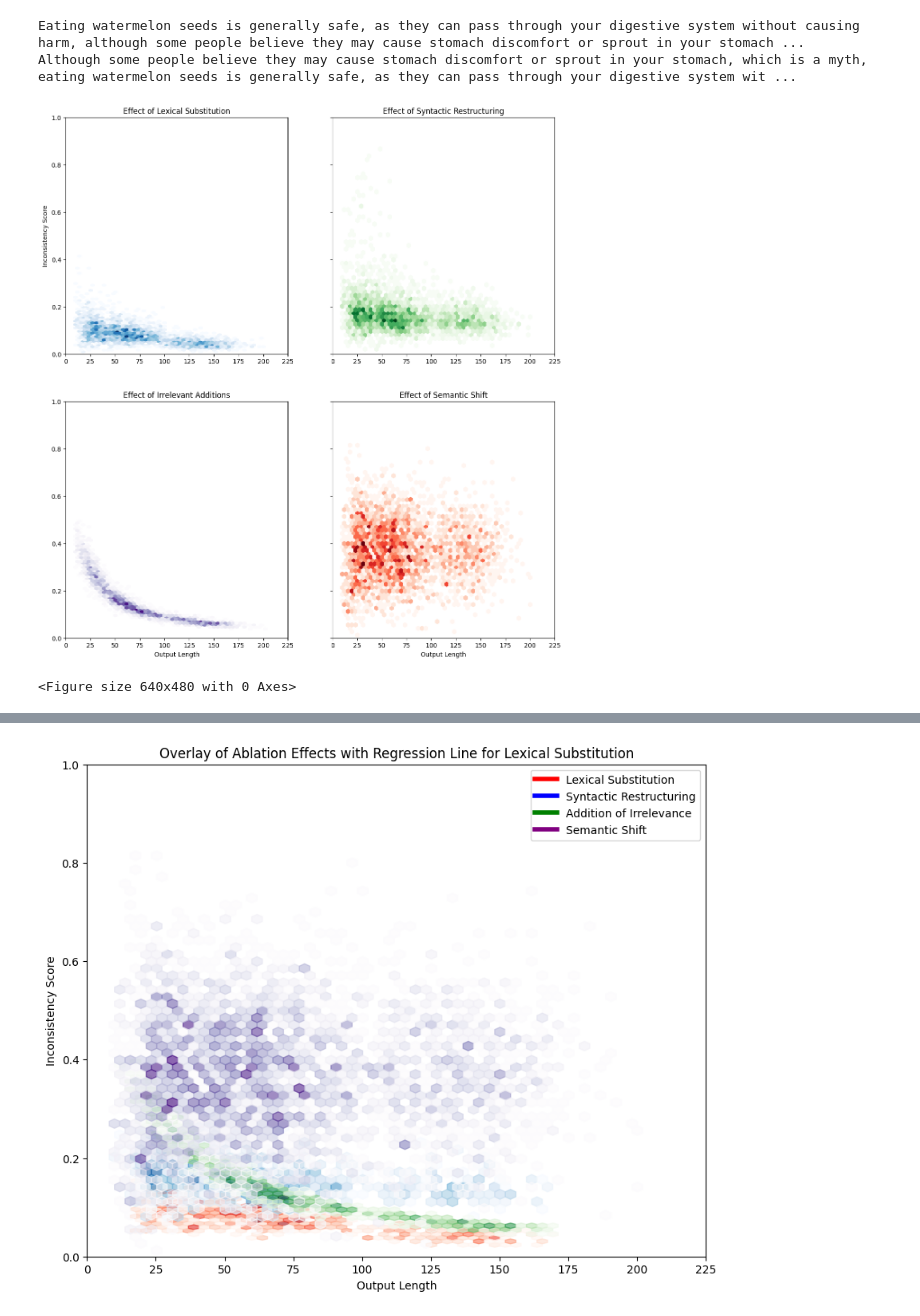
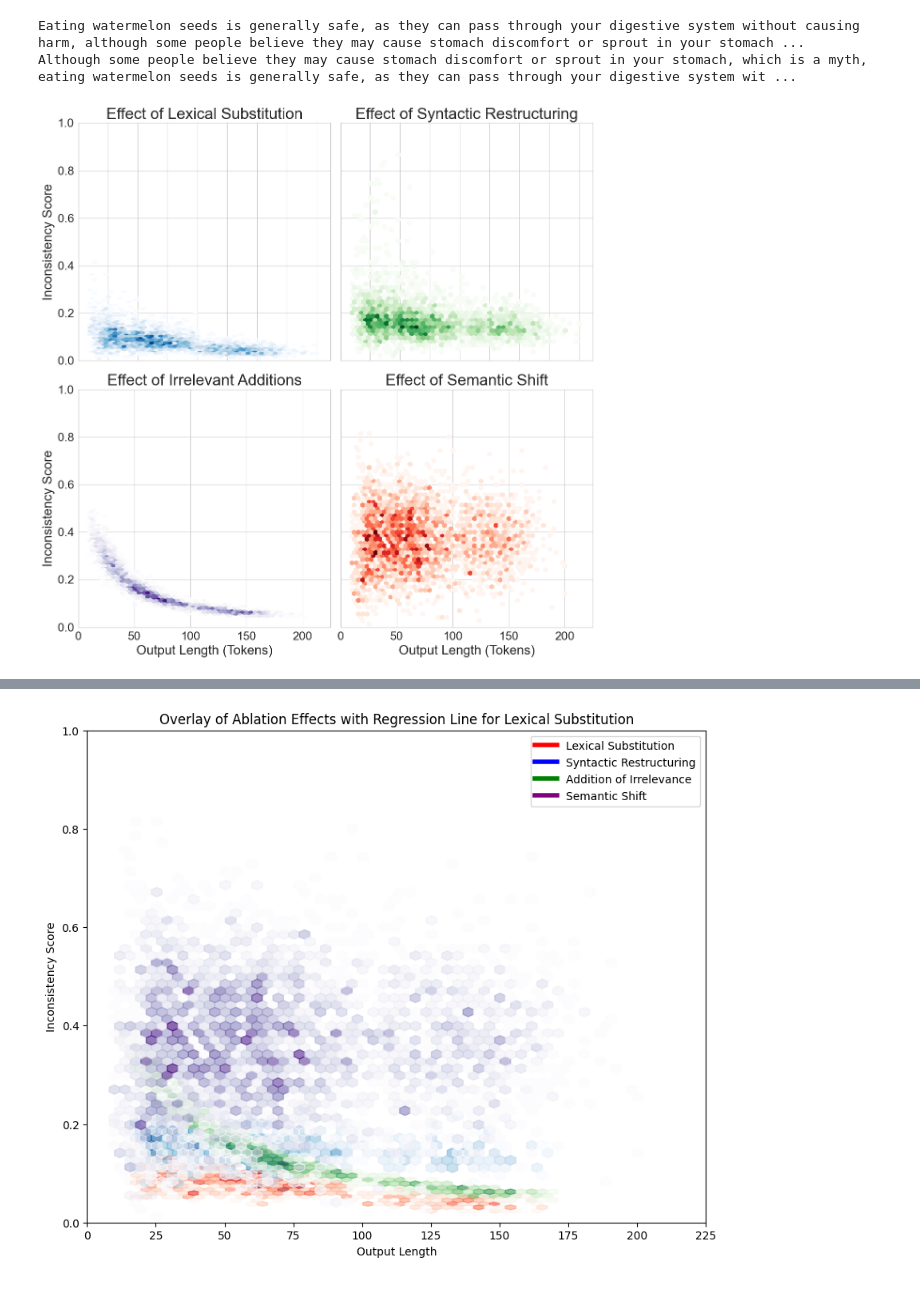
Before and after one commit to aashrivastava/LLMWargamingInconsistency, a Jupyter notebook: metrics/BERTAssessment/BERTScoreAssess.ipynb, the cells around one changed output, grey strips where cells are left out. Drawn from its saved outputs; the diff is of its cells as text; code cells hidden in the pictures.

```diff
--- a/metrics/BERTAssessment/BERTScoreAssess.ipynb
+++ b/metrics/BERTAssessment/BERTScoreAssess.ipynb
@@ -657,3 +654,5 @@ print(df[df['Ablation Type'] == 'Syntactic Restructuring'].iloc[0]['Ablated Text
 # %% [output]
 Eating watermelon seeds is generally safe, as they can pass through your digestive system without causing harm, although some people believe they may cause stomach discomfort or sprout in your stomach ...
 Although some people believe they may cause stomach discomfort or sprout in your stomach, which is a myth, eating watermelon seeds is generally safe, as they can pass through your digestive system wit ...
+# %%
+plt.rcParams['font.family'] = 'Arial'
@@ -660,53 +661,57 @@ Although some people believe they may cause stomach discomfort or sprout in your
 # %%
-
+# plt.tight_layout()
 # Create a figure and a grid of subplots (1 row, 3 columns)
-fig, axes = plt.subplots(nrows=2, ncols=2, figsize=(14, 15), sharey=True)
+fig, axes = plt.subplots(nrows=2, ncols=2, figsize=(12, 12), sharey=True)
 
 # Plot 1: Lexical Substitution
-hb1 = axes[0][0].hexbin(data_lex['Text Length (Tokens)'], data_lex['Inconsistency Score'], gridsize=50, cmap='Blues', mincnt=1)
-axes[0][0].set_title('Effect of Lexical Substitution')
-# axes[0][0].set_xlabel('Output Length')
-axes[0][0].set_ylabel('Inconsistency Score')
-axes[0][0].set_xlim(0, 225)
+hb1 = axes[0][0].hexbin(data[data['Ablation Type'] == 'Lexical Substitution']['Text Length (Tokens)'],
+                        data[data['Ablation Type'] == 'Lexical Substitution']['Inconsistency Score'],
+                        gridsize=50, cmap='Blues', mincnt=1)
+axes[0][0].set_title('Effect of Lexical Substitution', fontsize=24)
+axes[0][0].set_ylabel('Inconsistency Score', fontsize=20)
 axes[0][0].set_ylim(0, 1)
+axes[0][0].set_xticklabels([])
+axes[0][0].grid(True, which='both', axis='both')
+axes[0][0].tick_params(axis='y', labelsize=18)
+
 
 # Plot 2: Syntactic Restructuring
 hb2 = axes[0][1].hexbin(data[data['Ablation Type'] == 'Syntactic Restructuring']['Text Length (Tokens)'],
                     data[data['Ablation Type'] == 'Syntactic Restructuring']['Inconsistency Score'],
                     gridsize=50, cmap='Greens', mincnt=1)
-axes[0][1].set_title('Effect of Syntactic Restructuring')
-# axes[0][1].set_xlabel('Output Length')
-axes[0][1].set_xlim(0, 225)
+axes[0][1].set_title('Effect of Syntactic Restructuring', fontsize=24)
 axes[0][1].set_ylim(0, 1)
+axes[0][1].set_xticklabels([])
 
 # Plot 3: Addition of Irrelevance
 hb3 = axes[1][0].hexbin(data[data['Ablation Type'] == 'Addition of Irrelevance']['Text Length (Tokens)'],
                     data[data['Ablation Type'] == 'Addition of Irrelevance']['Inconsistency Score'],
                     gridsize=50, cmap='Purples', mincnt=1)
-axes[1][0].set_title('Effect of Irrelevant Additions')
-axes[1][0].set_xlabel('Output Length')
+axes[1][0].set_title('Effect of Irrelevant Additions', fontsize=24)
+axes[1][0].set_ylabel('Inconsistency Score', fontsize=20)
+axes[1][0].set_xlabel('Output Length (Tokens)', fontsize=20)
 axes[1][0].set_xlim(0, 225)
 axes[1][0].set_ylim(0, 1)
+axes[1][0].tick_params(axis='both', labelsize=18)
 
 
 # Create a hexbin plot for the pixelated effect
 hb4 = axes[1][1].hexbin(data[data['Ablation Type'] == 'Semantic Shift']['Text Length (Tokens)'], data[data['Ablation Type'] == 'Semantic Shift']['Inconsistency Score'], gridsize=50, cmap='Reds', mincnt=1)
-axes[1][1].set_title('Effect of Semantic Shift')
-axes[1][1].set_xlabel('Output Length')
+axes[1][1].set_title('Effect of Semantic Shift', fontsize=24)
+axes[1][1].set_xlabel('Output Length (Tokens)', fontsize=20)
 axes[1][1].set_xlim(0, 225)
 axes[1][1].set_ylim(0, 1)  # Adjust based on your data range
+plt.subplots_adjust(wspace=0.05, hspace=0.12)
+axes[1][1].tick_params(axis='x', labelsize=18)
+
+# Adjust the layout
+plt.tight_layout()
+plt.savefig('bertsensitivity.pdf', bbox_inches='tight', dpi=300)
 
 # Show the plot
 plt.show()
-
-# Adjust the layout
-plt.tight_layout()
-
-# Show the plot
-plt.show()
 # %% [output]
-[figure, old version]
+[figure, new version]
-<Figure size 640x480 with 0 Axes>
 # %%
 import matplotlib.pyplot as plt
 
```
Also changed, not shown: parts of 3 cells of this notebook, 15 other files.
